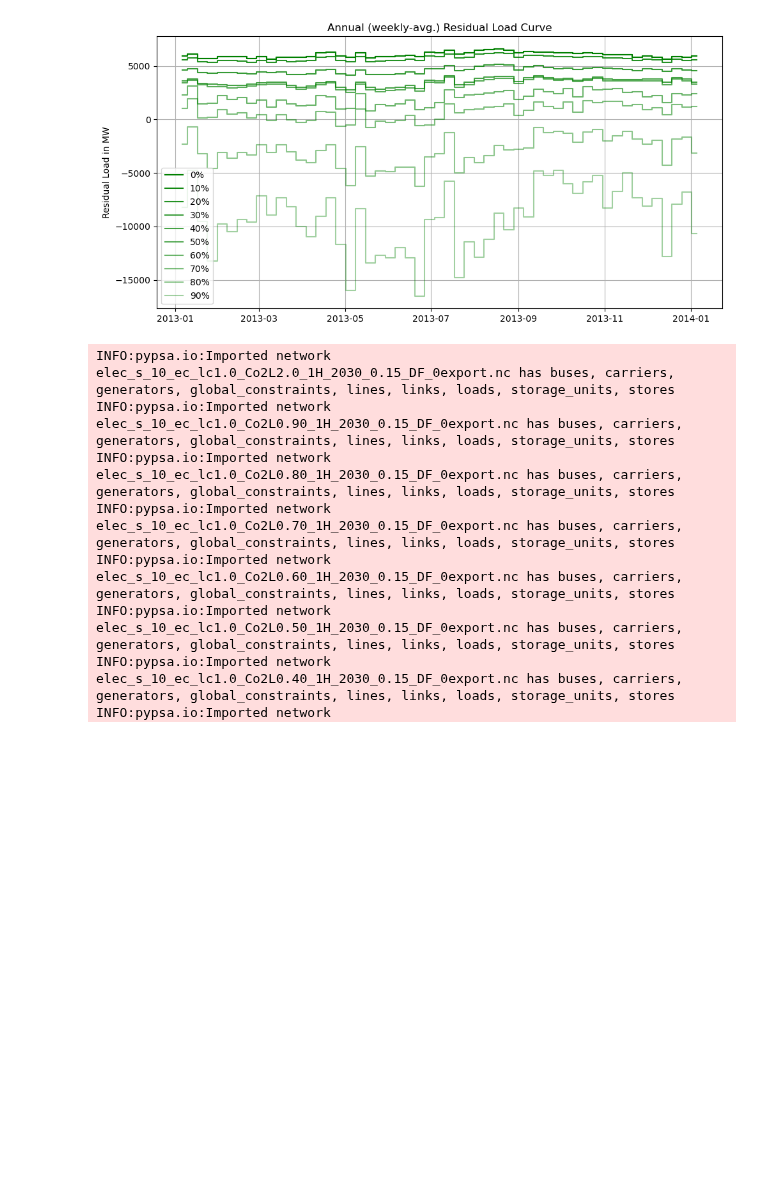
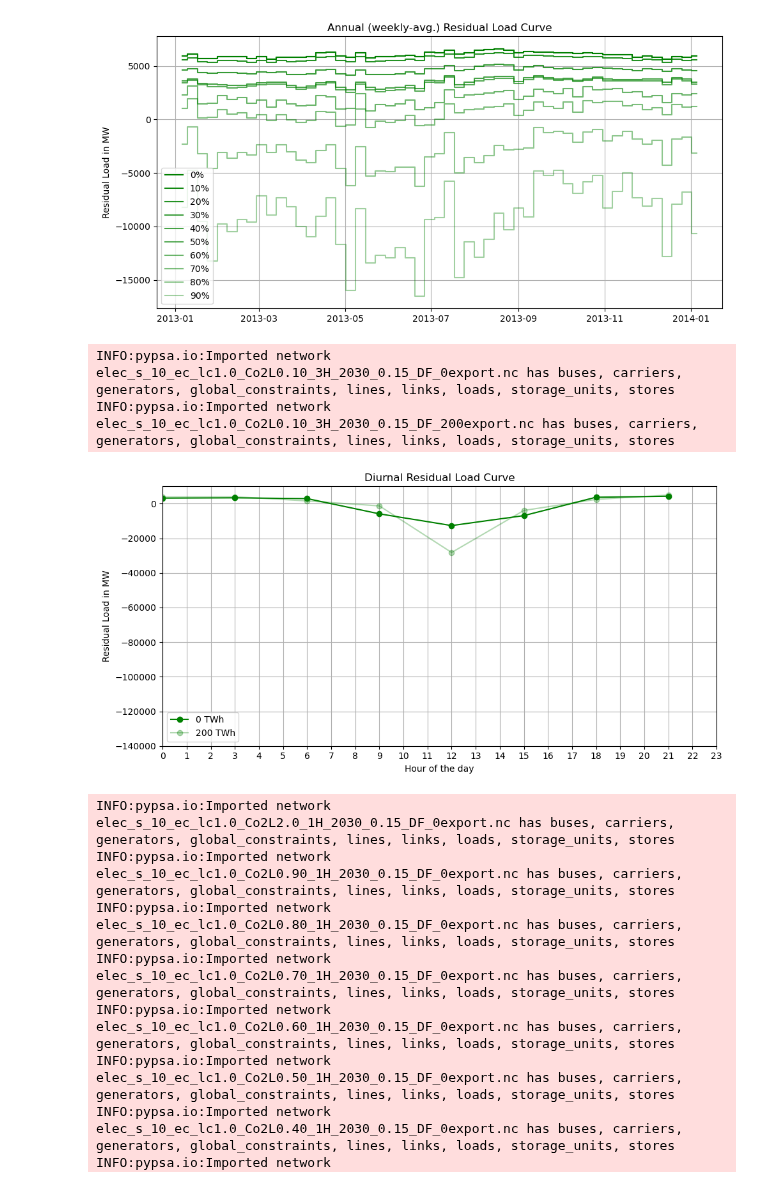
Before and after one commit to energyLS/aldehyde, a Jupyter notebook: workflow/notebooks/plot_rldc.ipynb, the cells around one changed output. Saved outputs shown, nothing was run; the diff lists cells and outputs as text; code cells hidden in the pictures; blank space fills up the shorter version.

```diff
--- a/workflow/notebooks/plot_rldc.ipynb
+++ b/workflow/notebooks/plot_rldc.ipynb
@@ -166,6 +180,47 @@ INFO:pypsa.io:Imported network elec_s_10_ec_lc1.0_Co2L0.30_1H_2030_0.15_DF_0expo
 INFO:pypsa.io:Imported network elec_s_10_ec_lc1.0_Co2L0.20_1H_2030_0.15_DF_0export.nc has buses, carriers, generators, global_constraints, lines, links, loads, storage_units, stores
 INFO:pypsa.io:Imported network elec_s_10_ec_lc1.0_Co2L0.10_1H_2030_0.15_DF_0export.nc has buses, carriers, generators, global_constraints, lines, links, loads, storage_units, stores
 [figure]
+# %%
+#resampling = "H"
+incl_curtailment = True
+incl_hy_load = True
+m = "0.10"
+export = [0, 20, 40, 60, 80, 100, 120, 140, 160, 180, 200]
+
+
+fig = plt.figure(figsize=(10, 5))
+
+# Get and plot the data
+for ex in export:
+
+    path = "elec_s_10_ec_lc1.0_Co2L" + m + "_3H_2030_0.15_DF_" + str(ex) + "export.nc"
+    n = pypsa.Network(prefix + path)
+
+    rlc = calculate_rlc(n, resample=False, incl_curtailment=incl_curtailment, incl_hy_load=incl_hy_load, time_sorted=False)
+    average_day = rlc.groupby(rlc.index.hour).mean()
+    #rlc.plot(label=str(reverse_mitigation(eval(m))) + "%", color="green", alpha=1-reverse_mitigation(eval(m))*0.007)
+
+    plt.plot(average_day.index, average_day, marker='o', label=str(ex) + " TWh", color="green", alpha=1-(ex/200)*0.7)
+
+# Add a title
+plt.title("Diurnal Residual Load Curve")
+
+# Add axis labels
+plt.xlabel('Hour of the day')
+plt.ylabel("Residual Load in MW")
+plt.xlim(0, 23)
+plt.ylim(-140_000, 10_000)
+plt.xticks(range(0, 24))
+plt.legend(loc="lower left")
+plt.grid()
+
+plt.tight_layout()
+plt.savefig(output + "rlc_diurnal" + "_inclCurt" + str(incl_curtailment) + "_incl_hy_load" + str(incl_hy_load) + "_m" + m + ".pdf")
+plt.show()
+# %% [output]
+INFO:pypsa.io:Imported network elec_s_10_ec_lc1.0_Co2L0.10_3H_2030_0.15_DF_0export.nc has buses, carriers, generators, global_constraints, lines, links, loads, storage_units, stores
+INFO:pypsa.io:Imported network elec_s_10_ec_lc1.0_Co2L0.10_3H_2030_0.15_DF_200export.nc has buses, carriers, generators, global_constraints, lines, links, loads, storage_units, stores
+[figure, added]
 # %%
 #resampling = "H"
 incl_curtailed = True
```
Also changed, not shown: parts of 9 cells of this notebook.
